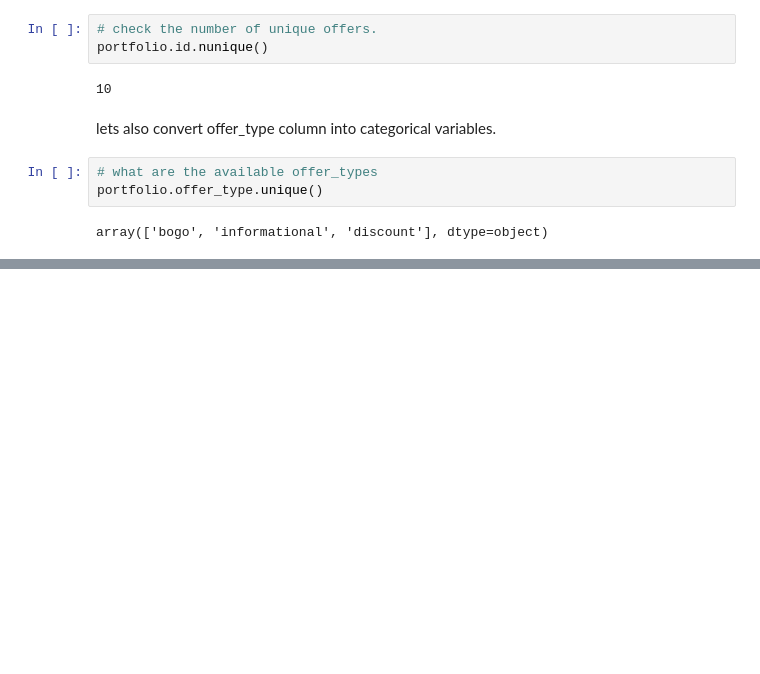
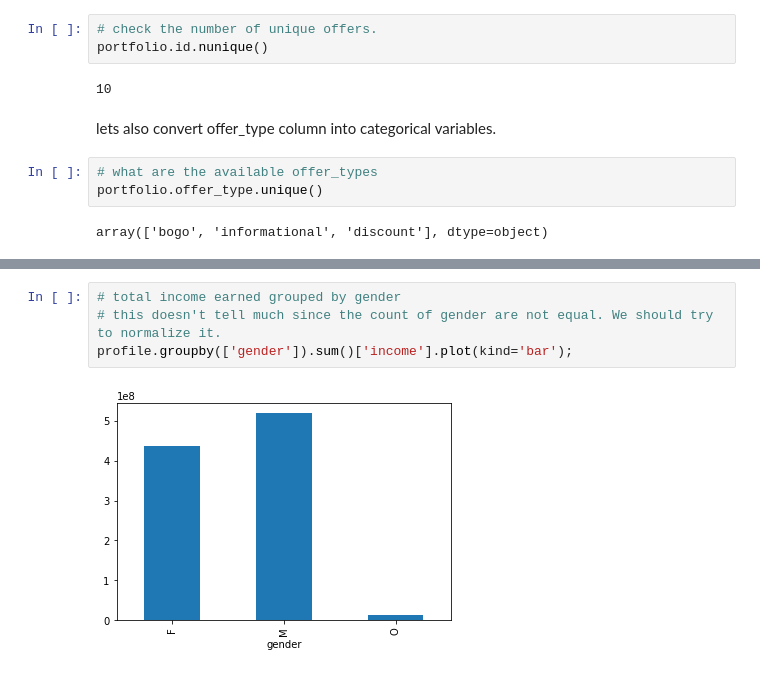
Before and after one commit to melkodary/starbucks-capstone, a Jupyter notebook: Starbucks_Capstone_notebook.ipynb, the cells around one changed output, grey strips where cells are left out. Drawn from its saved outputs; the diff is of its cells as text; blank space fills up the shorter version.

```diff
--- a/Starbucks_Capstone_notebook.ipynb
+++ b/Starbucks_Capstone_notebook.ipynb
@@ -201,0 +231,6 @@ portfolio.head()
+# %%
+# total income earned grouped by gender
+# this doesn't tell much since the count of gender are not equal. We should try to normalize it.
+profile.groupby(['gender']).sum()['income'].plot(kind='bar');
+# %% [output]
+[figure, added]
```
Also changed, not shown: parts of 26 cells of this notebook.
